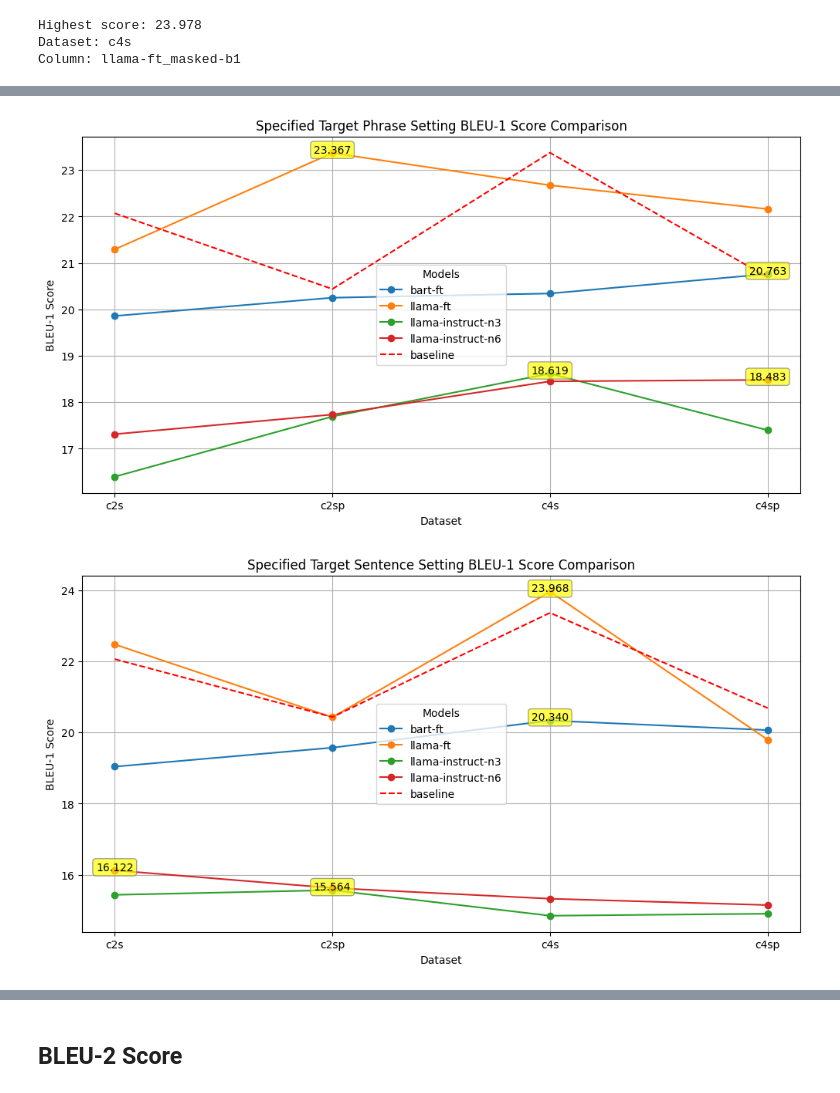
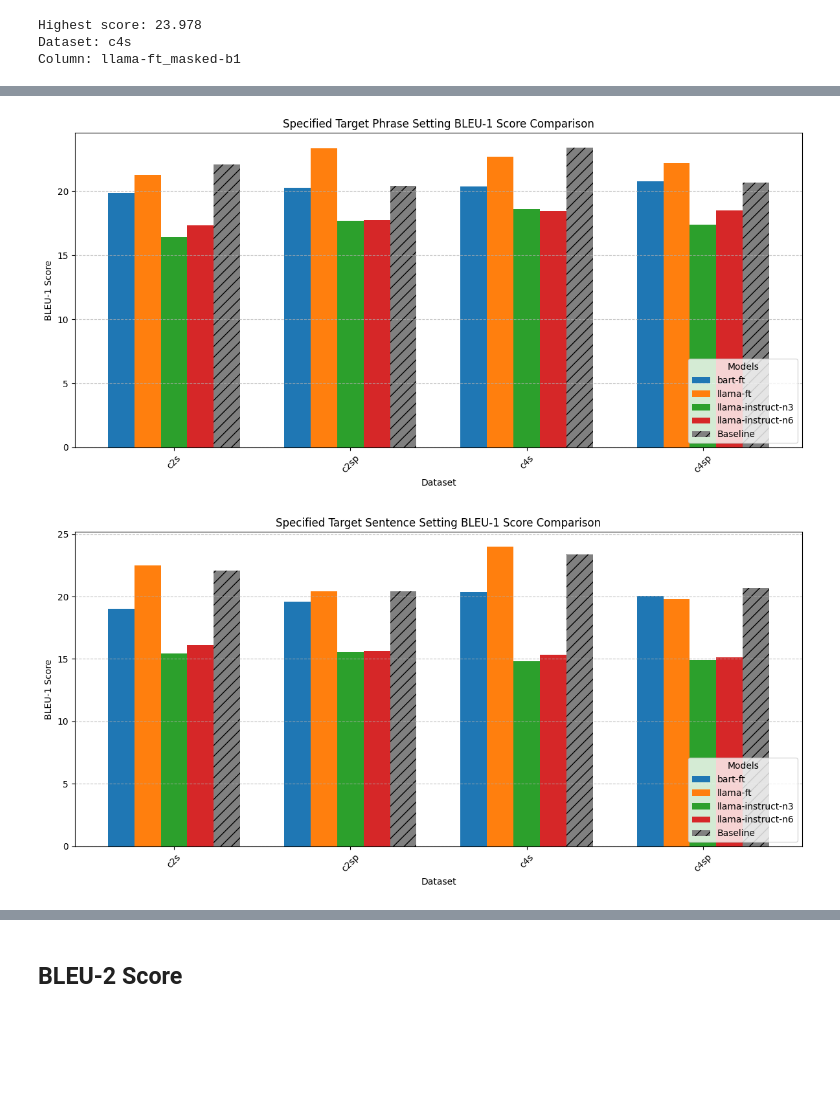
Before and after one commit to martgru/ElabSimp, a Jupyter notebook: main/05_inspect_results.ipynb, the cells around one changed output, grey strips where cells are left out. Drawn from its saved outputs; the diff is of its cells as text; code cells hidden in the pictures; blank space fills up the shorter version.

```diff
--- a/main/05_inspect_results.ipynb
+++ b/main/05_inspect_results.ipynb
@@ -65,18 +65,18 @@ compare_setting(
 # %%
-compare_setting(
+compare_setting_bar(
     dataframe=df,
     score_type="BLEU-1",
     dataset_column='dataset',
     setting="target-phrase",
     title="Specified Target Phrase Setting BLEU-1 Score Comparison",
     exclude_datasets=["c2spo","c4spo","c2o","c2op"],
     exclude_columns=["llama-instr-few-shot_target-phrase-b1"],
     baseline="llama-ft_base-b1"
 )
 # %% [output]
-[figure, old version]
+[figure, new version]
 # %%
-compare_setting(
+compare_setting_bar(
     dataframe=df,
     score_type="BLEU-1",
     dataset_column='dataset',
@@ -87,5 +87,5 @@ compare_setting(
     baseline="llama-ft_base-b1"
 )
 # %% [output]
-[figure, old version]
+[figure, new version]
 # %%
```
Also changed, not shown: parts of 18 cells of this notebook, 1 other file.
